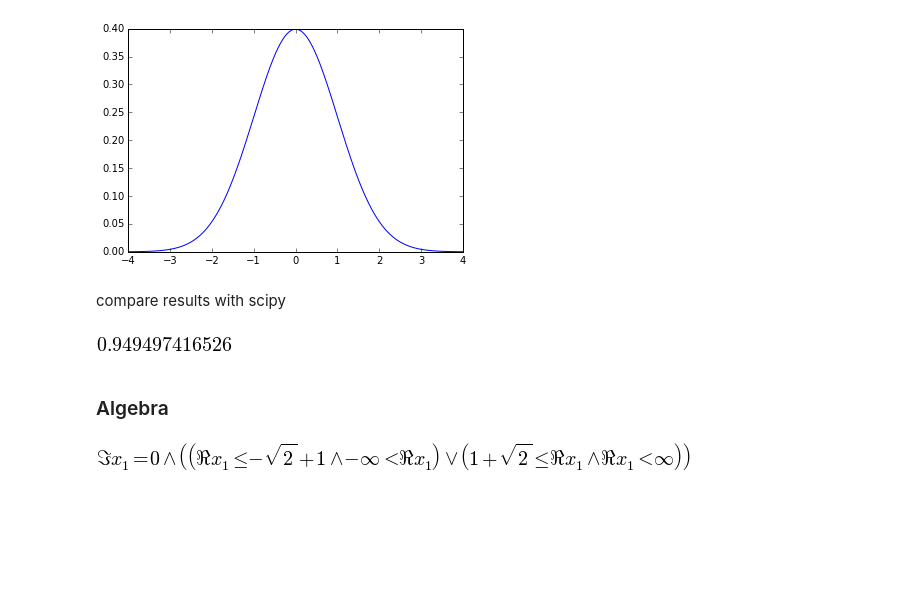
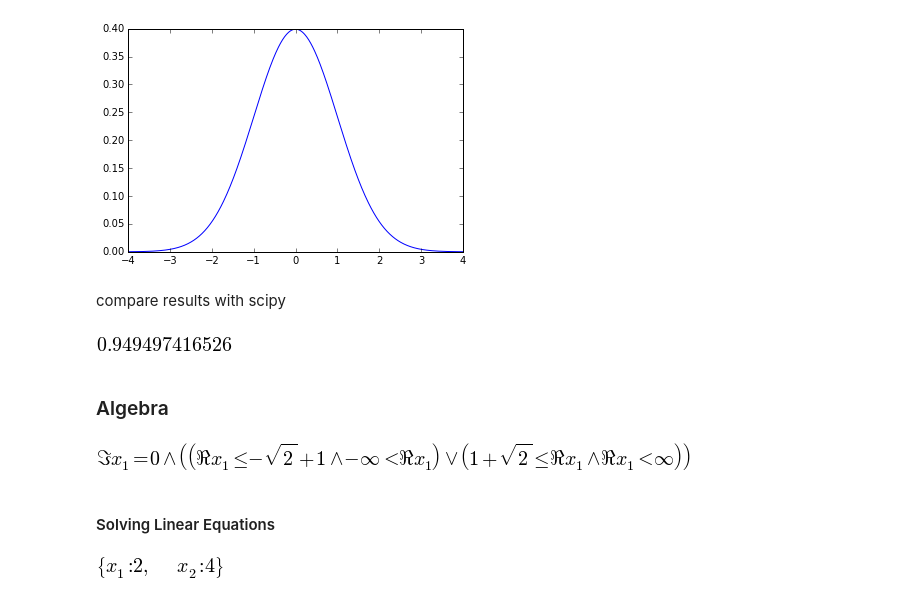
Before and after one commit to RawIron/data-hacks, a Jupyter notebook: symbolic_math.ipynb, the cells around one changed output. Cells and saved outputs as stored; diff of their text form; code cells hidden in the pictures; blank space fills up the shorter version.

Commit message:
linear equations

```diff
--- a/symbolic_math.ipynb
+++ b/symbolic_math.ipynb
@@ -109,10 +109,16 @@ p_func.cdf(1.64)
 # %%
 from sympy.solvers import solve
 
-x1 = symbols('x1')
+x1, x2 = symbols('x1 x2')
 
 eq = (x1**2 >= 2*x1 + 1)
 
 solve(eq, x1)
 # %% [output]
 [figure]
+# %% [markdown]
+#### Solving Linear Equations
+# %%
+solve((x1 + 4*x2 - 18, 2*x1 + 5 * x2 - 24), x1, x2)
+# %% [output]
+[figure, added]
```
